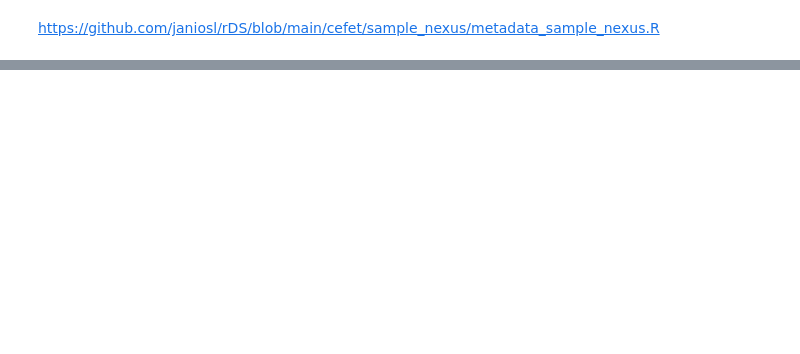
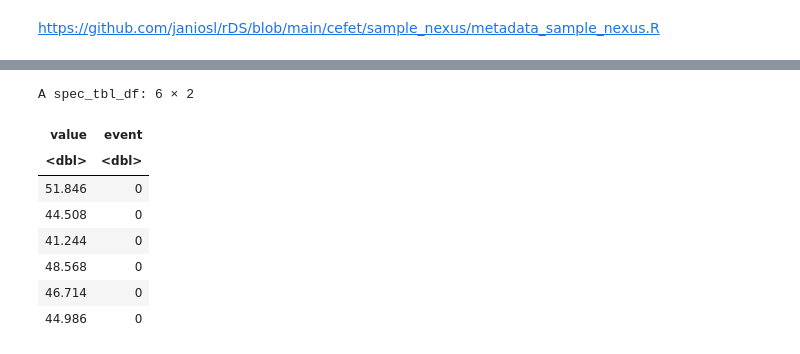
Before and after one commit to janiosl/rDS, a Jupyter notebook: cefet/dal_event_datasets.ipynb, the cells around one changed output, grey strips where cells are left out. Saved outputs shown, nothing was run; the diff lists cells and outputs as text; code cells hidden in the pictures; blank space fills up the shorter version.

```diff
--- a/cefet/dal_event_datasets.ipynb
+++ b/cefet/dal_event_datasets.ipynb
@@ -209,0 +253,12 @@ plot(as.ts(oil_3w_sample[[5]]$series))
+# %%
+head(nab_sample[[9]])
+# %% [output]
+A spec_tbl_df: 6 × 2
+| value | event |
+| <dbl> | <dbl> |
+| 51.846 | 0 |
+| 44.508 | 0 |
+| 41.244 | 0 |
+| 48.568 | 0 |
+| 46.714 | 0 |
+| 44.986 | 0 |
```
Also changed, not shown: parts of 6 cells of this notebook.
